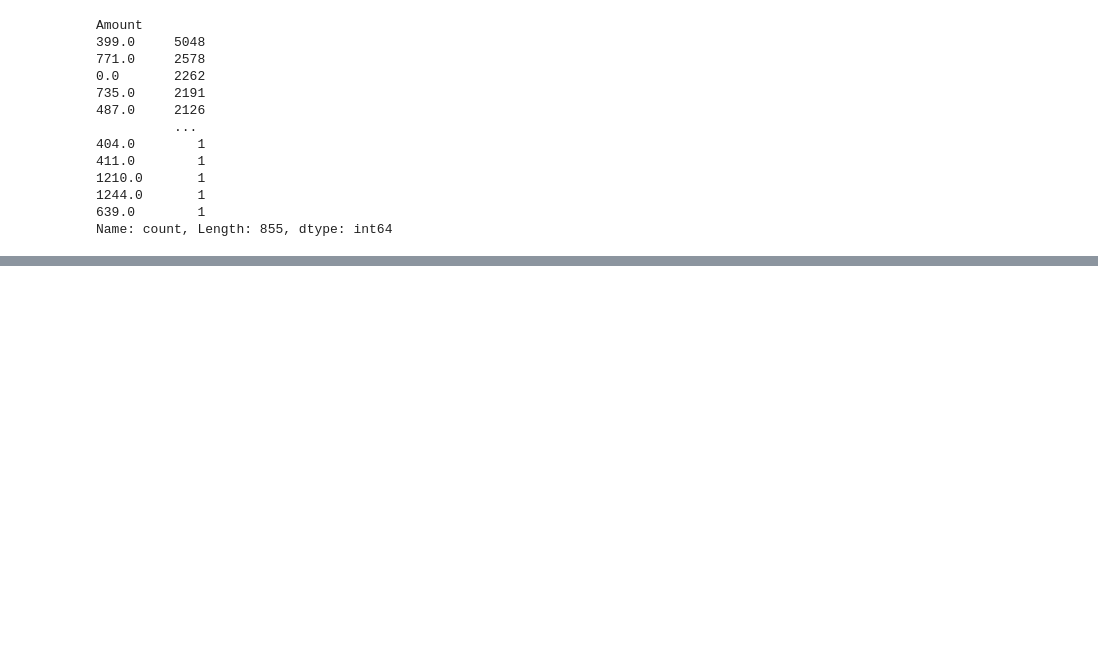
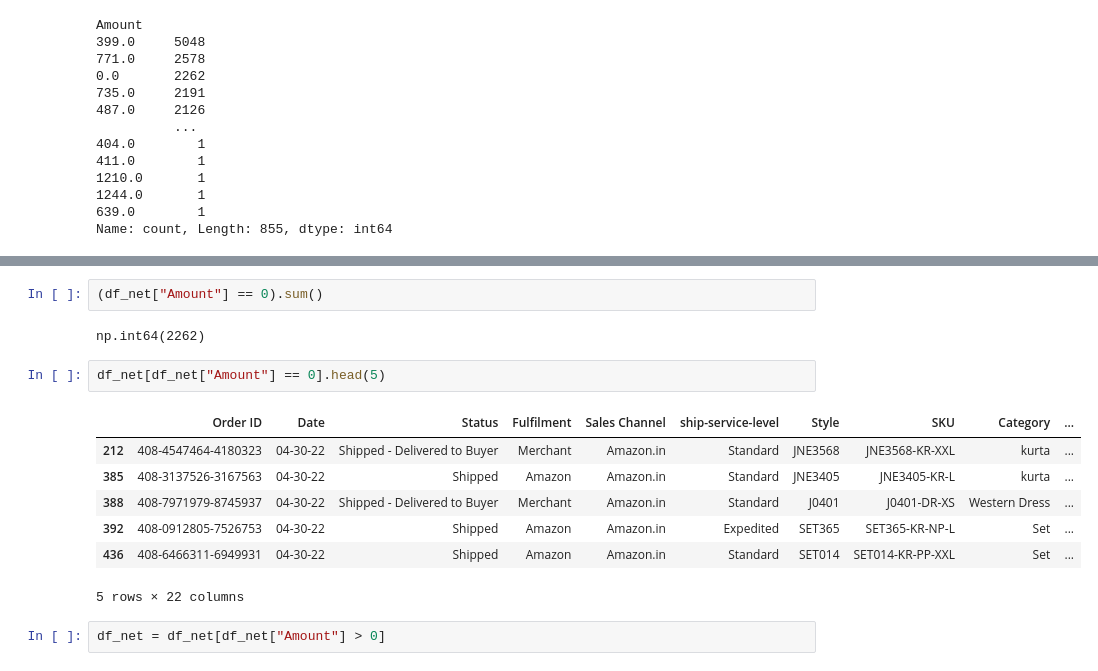
Before and after one commit to anan5093/ecommerce-analysis, a Jupyter notebook: notebooks/Amazon_sales_report.ipynb, the cells around one changed output, grey strips where cells are left out. Cells and saved outputs as stored; diff of their text form; blank space fills up the shorter version.

```diff
--- a/notebooks/Amazon_sales_report.ipynb
+++ b/notebooks/Amazon_sales_report.ipynb
@@ -239,0 +251,16 @@ Name: count, Length: 855, dtype: int64
+# %%
+(df_net["Amount"] == 0).sum()
+# %% [output]
+np.int64(2262)
+# %%
+df_net[df_net["Amount"] == 0].head(5)
+# %% [output]
+|  | Order ID | Date | Status | Fulfilment | Sales Channel | ship-service-level | Style | SKU | Category | ... |
+| 212 | 408-4547464-4180323 | 04-30-22 | Shipped - Delivered to Buyer | Merchant | Amazon.in | Standard | JNE3568 | JNE3568-KR-XXL | kurta | ... |
+| 385 | 408-3137526-3167563 | 04-30-22 | Shipped | Amazon | Amazon.in | Standard | JNE3405 | JNE3405-KR-L | kurta | ... |
+| 388 | 408-7971979-8745937 | 04-30-22 | Shipped - Delivered to Buyer | Merchant | Amazon.in | Standard | J0401 | J0401-DR-XS | Western Dress | ... |
+| 392 | 408-0912805-7526753 | 04-30-22 | Shipped | Amazon | Amazon.in | Expedited | SET365 | SET365-KR-NP-L | Set | ... |
+| 436 | 408-6466311-6949931 | 04-30-22 | Shipped | Amazon | Amazon.in | Standard | SET014 | SET014-KR-PP-XXL | Set | ... |
+5 rows × 22 columns
+# %%
+df_net = df_net[df_net["Amount"] > 0]
```
Also changed, not shown: parts of 12 cells of this notebook.
